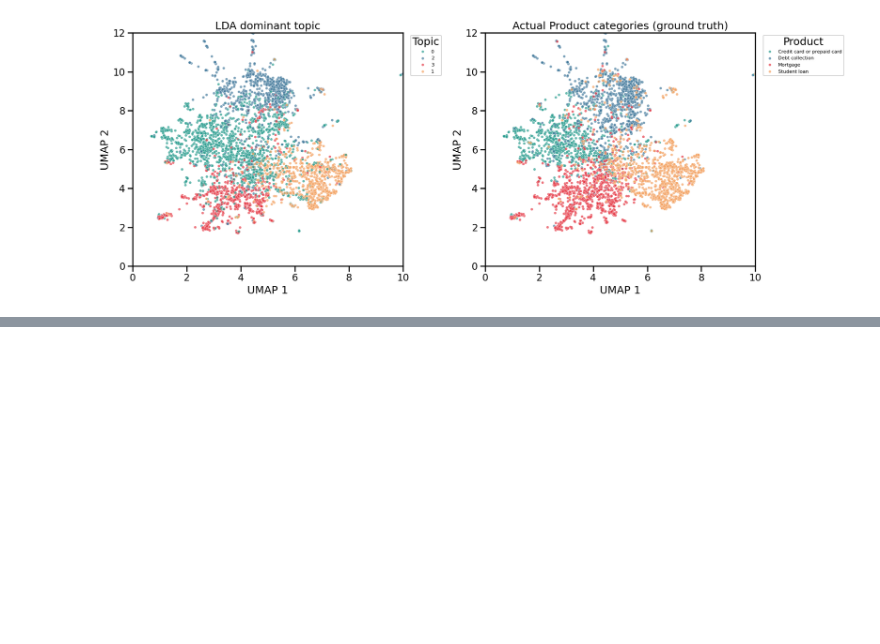
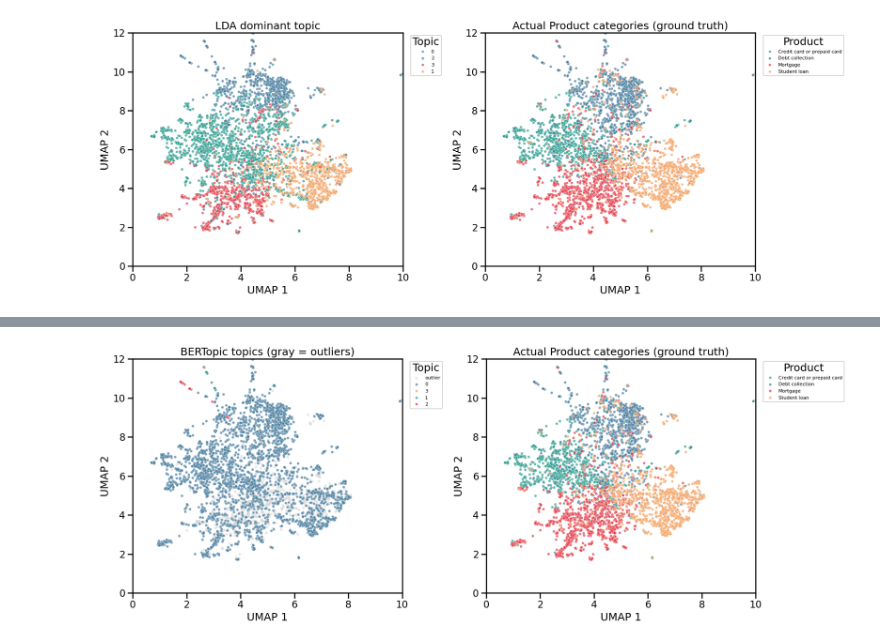
Before and after one commit to ahnchive/NLP-for-SocialScience, a Jupyter notebook: text_clustering.ipynb, the cells around one changed output, grey strips where cells are left out. Cells and saved outputs as stored; diff of their text form; code cells hidden in the pictures; blank space fills up the shorter version.

```diff
--- a/text_clustering.ipynb
+++ b/text_clustering.ipynb
@@ -903,0 +1110,14 @@ plt.show()
+# %%
+# Document-topic matrix
+# Rows = documents, columns = topics; values are soft membership probabilities.
+doc_topic_bert = probs
+print(f"Shape: {doc_topic_bert.shape}  (n_documents × n_topics)")
+print("First 5 rows:")
+print(doc_topic_bert[:5])
+
+# Attach the dominant topic and its strength to each document.
+# BERTopic uses -1 for outliers (HDBSCAN noise), same convention as the HDBSCAN section.
+cfpb['bert_topic'] = topics
+cfpb['bert_topic_strength'] = probs.max(axis=1)
+
+cfpb[['Product', 'bert_topic', 'bert_topic_strength', 'text_clean']].sample(10, random_state=42)
@@ -903,0 +1212,71 @@ plt.show()
+# %%
+# 1) Compute 2D UMAP
+umap_2d_bert = umap.UMAP(
+    n_components=2,
+    n_neighbors=20,
+    min_dist=0.1,
+    metric='cosine',
+    random_state=42,
+).fit_transform(tf_dtm)  # use the same UMAP projection as before for comparability
+
+# 2) Plot BERTopic topics vs actual Product categories
+fig, axes = plt.subplots(1, 2, figsize=(18, 7))
+
+# ── Left: BERTopic dominant topic (gray = outliers) ───────────
+noise_mask = cfpb['bert_topic'] == -1
+axes[0].scatter(
+    umap_2d_bert[noise_mask, 0], umap_2d_bert[noise_mask, 1],
+    c='lightgray', s=10, alpha=0.4, label='outlier',
+)
+
+topic_palette = {
+    '0': '#457B9D',
+    '1': '#2A9D8F',
+    '2': '#E63946',
+    '3': '#F4A261',
+    '4': '#9B5DE5',
+}
+
+sns.scatterplot(
+    x=umap_2d_bert[~noise_mask, 0],
+    y=umap_2d_bert[~noise_mask, 1],
+    hue=cfpb.loc[~noise_mask, 'bert_topic'].astype(str),
+    palette=topic_palette,
+    s=20, alpha=0.7,
+    ax=axes[0],
+    legend='brief',
+)
+axes[0].set_title('BERTopic topics (gray = outliers)')
+axes[0].set_xlabel('UMAP 1')
+axes[0].set_ylabel('UMAP 2')
+axes[0].legend(title='Topic', bbox_to_anchor=(1.02, 1), loc='upper left', fontsize=8)
+
+# ── Right: actual Product categories ──────────────────────────
+product_palette = {
+    'Debt collection':                '#457B9D',
+    'Mortgage':                       '#E63946',
+    'Student loan':                   '#F4A261',
+    'Credit card or prepaid card':    '#2A9D8F',
+}
+sns.scatterplot(
+    x=umap_2d_bert[:, 0],
+    y=umap_2d_bert[:, 1],
+    hue=cfpb['Product'],
+    palette=product_palette,
+    s=20, alpha=0.7,
+    ax=axes[1],
+)
+axes[1].set_title('Actual Product categories (ground truth)')
+axes[1].set_xlabel('UMAP 1')
+axes[1].set_ylabel('UMAP 2')
+axes[1].legend(title='Product', bbox_to_anchor=(1.02, 1), loc='upper left', fontsize=8)
+
+# Same axis limits for both plots
+for ax in axes:
+    ax.set_xlim(0, 10)
+    ax.set_ylim(0, 12)
+
+plt.tight_layout()
+plt.show()
+# %% [output]
+[figure, added]
```
Also changed, not shown: parts of 36 cells of this notebook, 2 other files.
